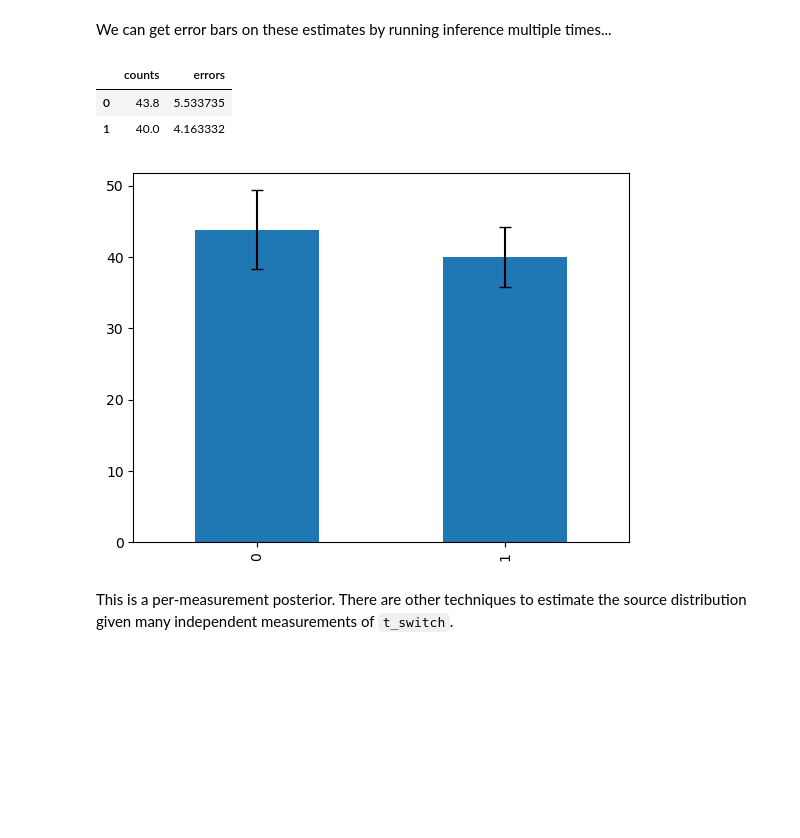
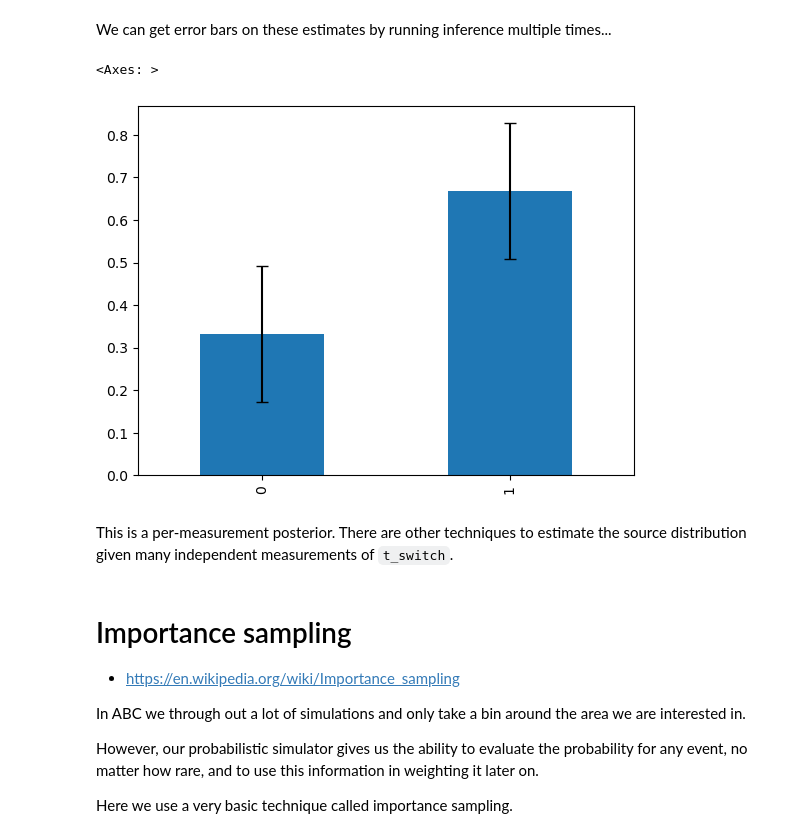
Before and after one commit to geoffwoollard/sensor_sbi, a Jupyter notebook: abc.ipynb, the cells around one changed output. Drawn from its saved outputs; the diff is of its cells as text; code cells hidden in the pictures; blank space fills up the shorter version.

Commit message:
importance sampling

```diff
--- a/abc.ipynb
+++ b/abc.ipynb
@@ -120,8 +120,8 @@ Given we have some observed time, we can use as an ABC distance criaterion how c
 
 If the agreement is "close enough" up to the resolution of our stop watch, then we use this to accumulate our posterior
 # %%
-n_samples = 1000
-t_observed = 2.0
+n_samples = 10000
+t_observed = 20.0
 gamma_accepted = []
 eps_stop_watch = 3
 for idx in range(n_samples):
@@ -136,0 +132,4 @@ pd.Series(gamma_accepted).plot.hist()
+# %%
+sr = (pd.Series(gamma_accepted).value_counts() / len(gamma_accepted))
+sr.sort_index(inplace=True)
+sr.plot.bar()
@@ -138,10 +140,11 @@ pd.Series(gamma_accepted).plot.hist()
 We can get error bars on these estimates by running inference multiple times...
 # %%
 n_inference_rounds = 10
-counts = []
+n_samples = 1000
+t_observed = 20.0
+normalized_counts = []
 for idx in range(n_inference_rounds):
-    n_samples = 100
-    t_observed = 2.0
+
     gamma_accepted = []
     eps_stop_watch = 3
     for idx in range(n_samples):
@@ -149,16 +152,24 @@ for idx in range(n_inference_rounds):
         t_switch = trace['d_switch'].sample()
         if (t_switch - t_observed).abs() < eps_stop_watch:
             gamma_accepted.append(trace['gamma'].item())
-    counts.append(pd.Series(gamma_accepted).value_counts().to_dict())
+    sr = pd.Series(gamma_accepted).value_counts() / len(gamma_accepted)
+    normalized_counts.append(sr.to_dict())
 # %%
-df = pd.concat([pd.DataFrame(counts).mean(), pd.DataFrame(counts).std()], axis=1)
-df.columns=['counts', 'errors']
+df = pd.concat([pd.DataFrame(normalized_counts).mean(), pd.DataFrame(normalized_counts).std()], axis=1)
+df.columns=['normalized_counts', 'errors']
 df.sort_index(inplace=True)
-df['counts'].plot.bar(yerr=df['errors'], capsize=4)  # capsize specifies the width of the error caps
+df['normalized_counts'].plot.bar(yerr=df['errors'], capsize=4)  # capsize specifies the width of the error caps
 # %% [output]
-|  | counts | errors |
-| 0 | 43.8 | 5.533735 |
-| 1 | 40.0 | 4.163332 |
+<Axes: >
-[figure, old version]
+[figure, new version]
 # %% [markdown]
 This is a per-measurement posterior. There are other techniques to estimate the source distribution given many independent measurements of `t_switch`.
+# %% [markdown]
+# Importance sampling
+* https://en.wikipedia.org/wiki/Importance_sampling
+
+In ABC we through out a lot of simulations and only take a bin around the area we are interested in.
+
+However, our probabilistic simulator gives us the ability to evaluate the probability for any event, no matter how rare, and to use this information in weighting it later on.
+
+Here we use a very basic technique called importance sampling.
```
Also changed, not shown: parts of 6 cells of this notebook.
